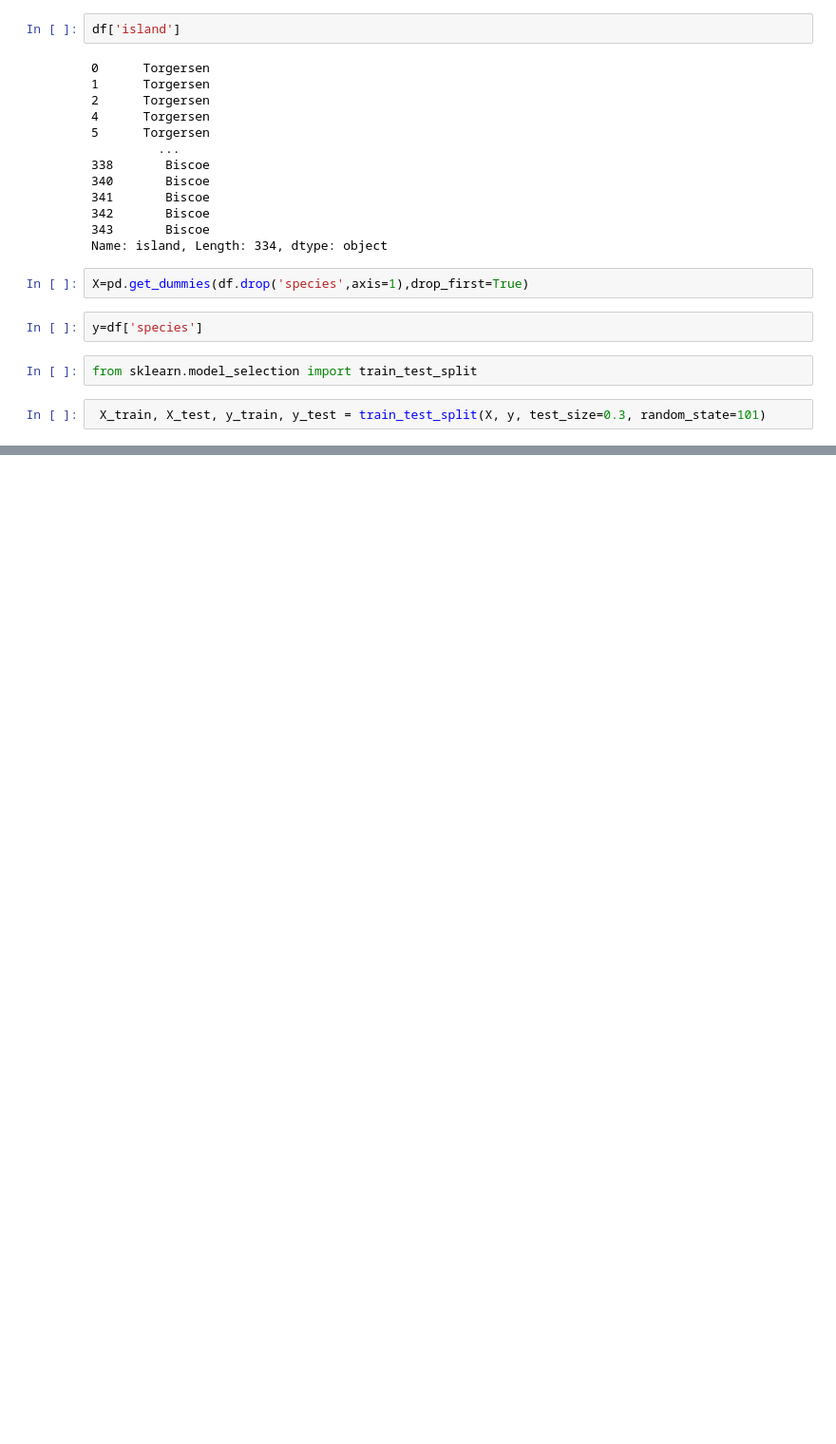
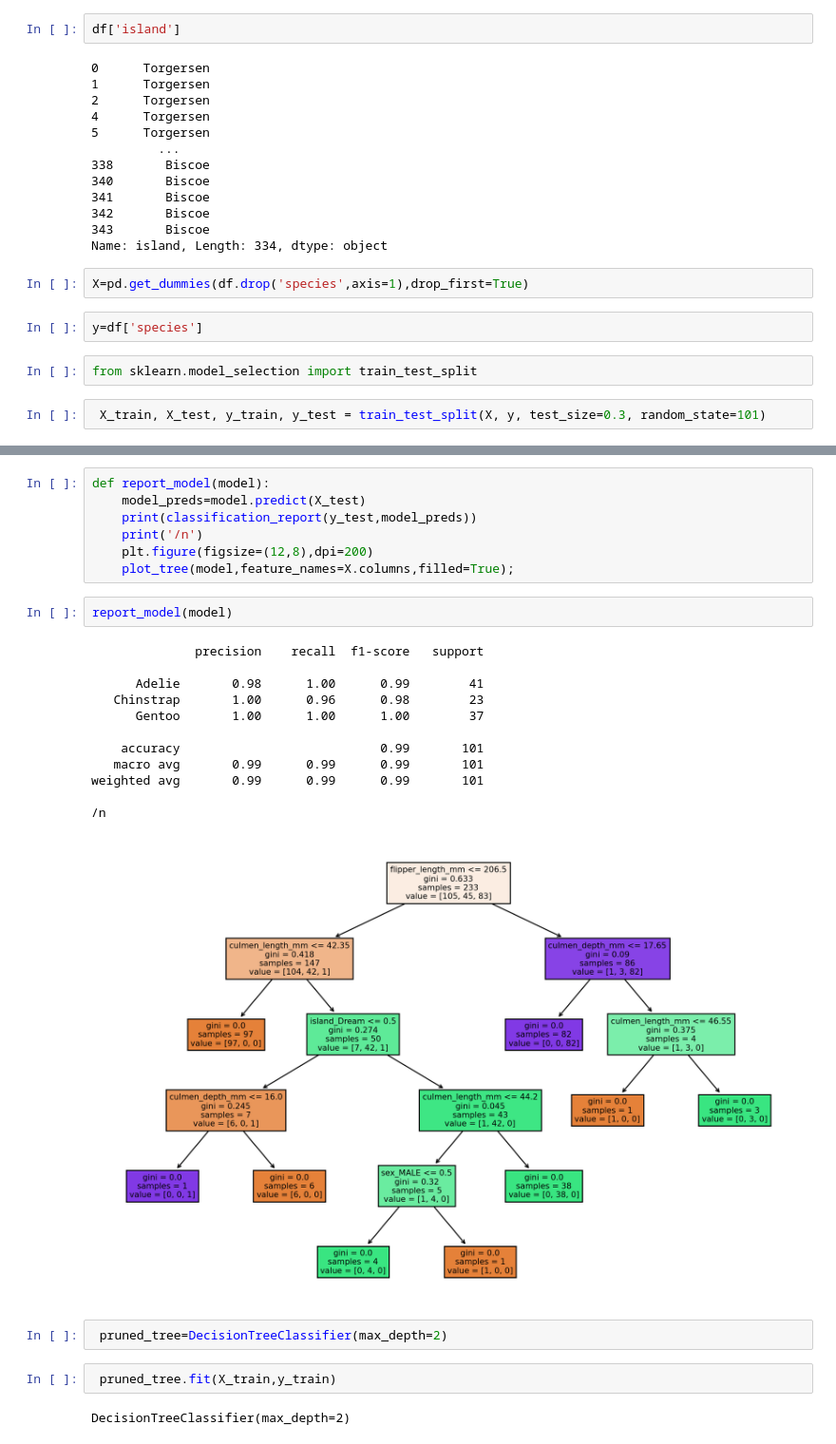
Before and after one commit to proton029/Non_linear_model_KNN, a Jupyter notebook: Decntree_giniImpurity_basics.ipynb, the cells around one changed output, grey strips where cells are left out. Shown at 95% size. Cells and saved outputs as stored; diff of their text form; blank space fills up the shorter version.

```diff
--- a/Decntree_giniImpurity_basics.ipynb
+++ b/Decntree_giniImpurity_basics.ipynb
@@ -159,0 +217,28 @@ from sklearn.model_selection import train_test_split
+# %%
+def report_model(model):
+    model_preds=model.predict(X_test)
+    print(classification_report(y_test,model_preds))
+    print('/n')
+    plt.figure(figsize=(12,8),dpi=200)
+    plot_tree(model,feature_names=X.columns,filled=True);
+# %%
+report_model(model)
+# %% [output]
+              precision    recall  f1-score   support
+
+      Adelie       0.98      1.00      0.99        41
+   Chinstrap       1.00      0.96      0.98        23
+      Gentoo       1.00      1.00      1.00        37
+
+    accuracy                           0.99       101
+   macro avg       0.99      0.99      0.99       101
+weighted avg       0.99      0.99      0.99       101
+
+/n
+[figure, added]
+# %%
+ pruned_tree=DecisionTreeClassifier(max_depth=2)
+# %%
+ pruned_tree.fit(X_train,y_train)
+# %% [output]
+DecisionTreeClassifier(max_depth=2)
```
Also changed, not shown: parts of 17 cells of this notebook.
